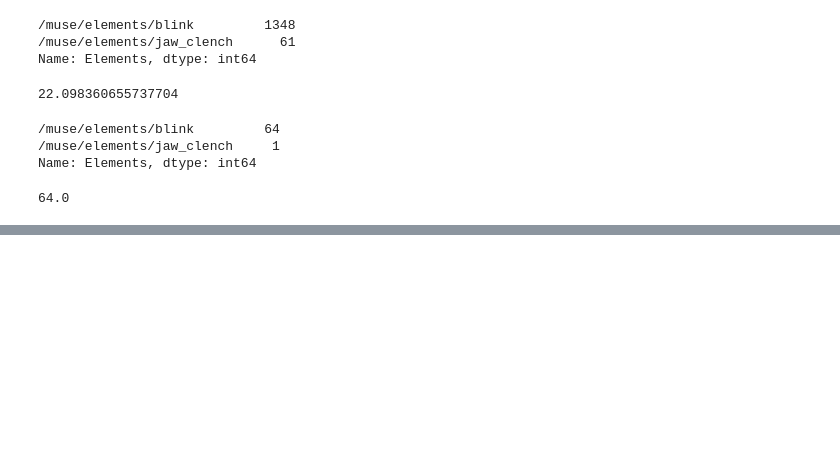
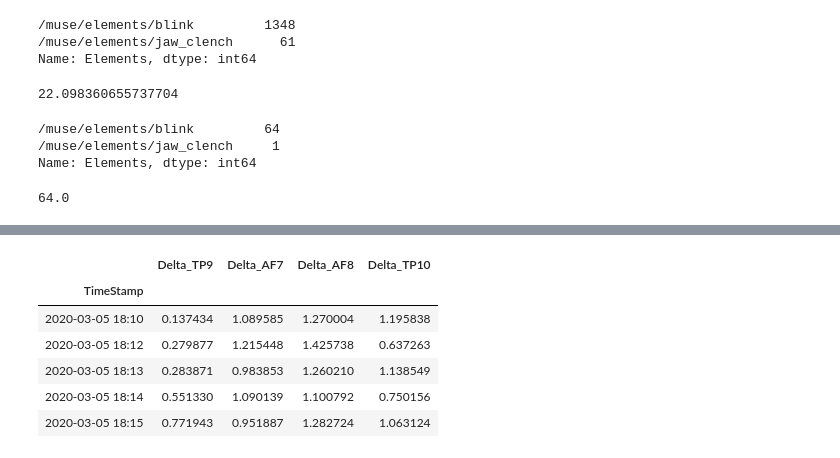
Before and after one commit to marianarf/open-mind, a Jupyter notebook: basal_anxiety_sleep_analysis.ipynb, the cells around one changed output, grey strips where cells are left out. Saved outputs shown, nothing was run; the diff lists cells and outputs as text; code cells hidden in the pictures; blank space fills up the shorter version.

```diff
--- a/basal_anxiety_sleep_analysis.ipynb
+++ b/basal_anxiety_sleep_analysis.ipynb
@@ -224,0 +129,10 @@ rho3 # sleep
+# %%
+(df_basal.groupby(minutal_basal)[delta_columns].apply(lambda x: np.mean(x))).head()
+# %% [output]
+|  | Delta_TP9 | Delta_AF7 | Delta_AF8 | Delta_TP10 |
+| TimeStamp |  |  |  |  |
+| 2020-03-05 18:10 | 0.137434 | 1.089585 | 1.270004 | 1.195838 |
+| 2020-03-05 18:12 | 0.279877 | 1.215448 | 1.425738 | 0.637263 |
+| 2020-03-05 18:13 | 0.283871 | 0.983853 | 1.260210 | 1.138549 |
+| 2020-03-05 18:14 | 0.551330 | 1.090139 | 1.100792 | 0.750156 |
+| 2020-03-05 18:15 | 0.771943 | 0.951887 | 1.282724 | 1.063124 |
```
Also changed, not shown: parts of 66 cells of this notebook, 4 other files.
